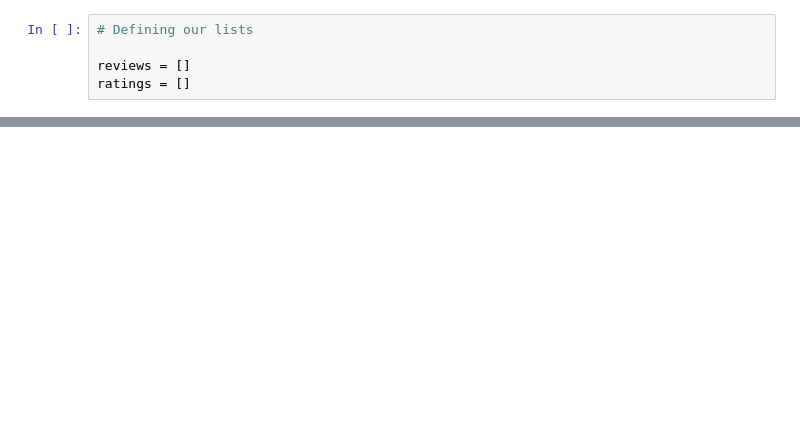
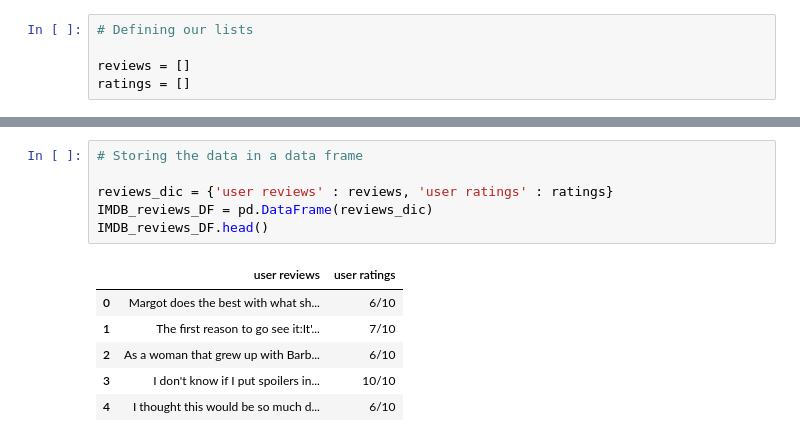
Before and after one commit to ahmedSakka/Barbie_Movie_Analysis, a Jupyter notebook: Barbie_Reviews_Analysis.ipynb, the cells around one changed output, grey strips where cells are left out. Drawn from its saved outputs; the diff is of its cells as text; blank space fills up the shorter version.

Commit message:
Created the data frame

```diff
--- a/Barbie_Reviews_Analysis.ipynb
+++ b/Barbie_Reviews_Analysis.ipynb
@@ -66 +68,14 @@ print(len(ratings))
 ['Margot does the best with what she\'s given, but this film was very disappointing to me. It was marketed as a fun, quirky satire with homages to other movies. It started that way, but ended with ove ...
+# %%
+# Storing the data in a data frame
+
+reviews_dic = {'user reviews' : reviews, 'user ratings' : ratings}
+IMDB_reviews_DF = pd.DataFrame(reviews_dic)
+IMDB_reviews_DF.head()
+# %% [output]
+|  | user reviews | user ratings |
+| 0 | Margot does the best with what sh... | 6/10 |
+| 1 | The first reason to go see it:It'... | 7/10 |
+| 2 | As a woman that grew up with Barb... | 6/10 |
+| 3 | I don't know if I put spoilers in... | 10/10 |
+| 4 | I thought this would be so much d... | 6/10 |
```
Also changed, not shown: parts of 3 cells of this notebook.
